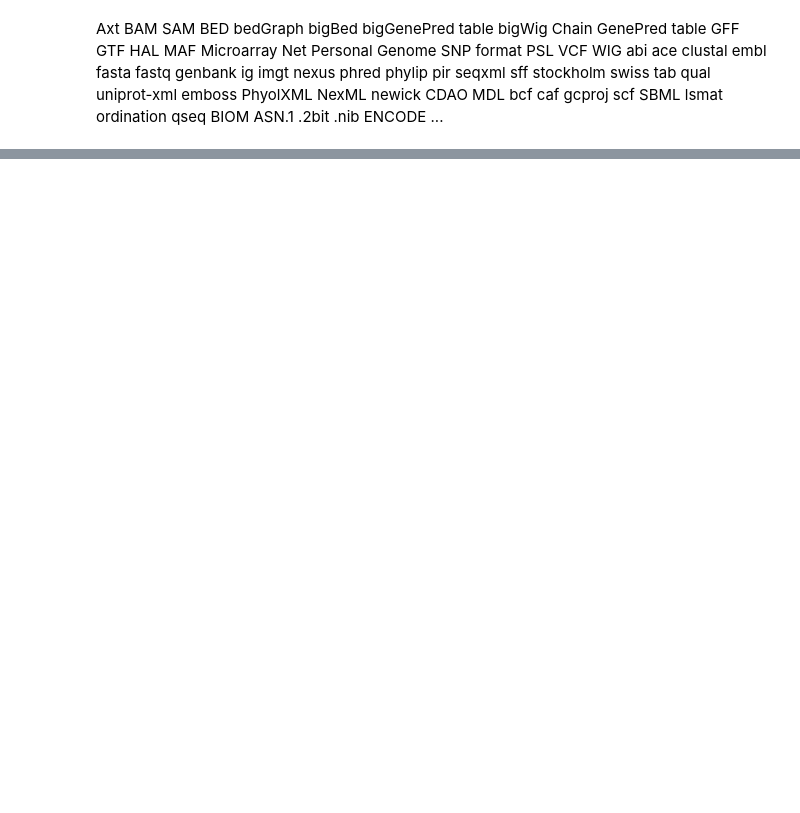
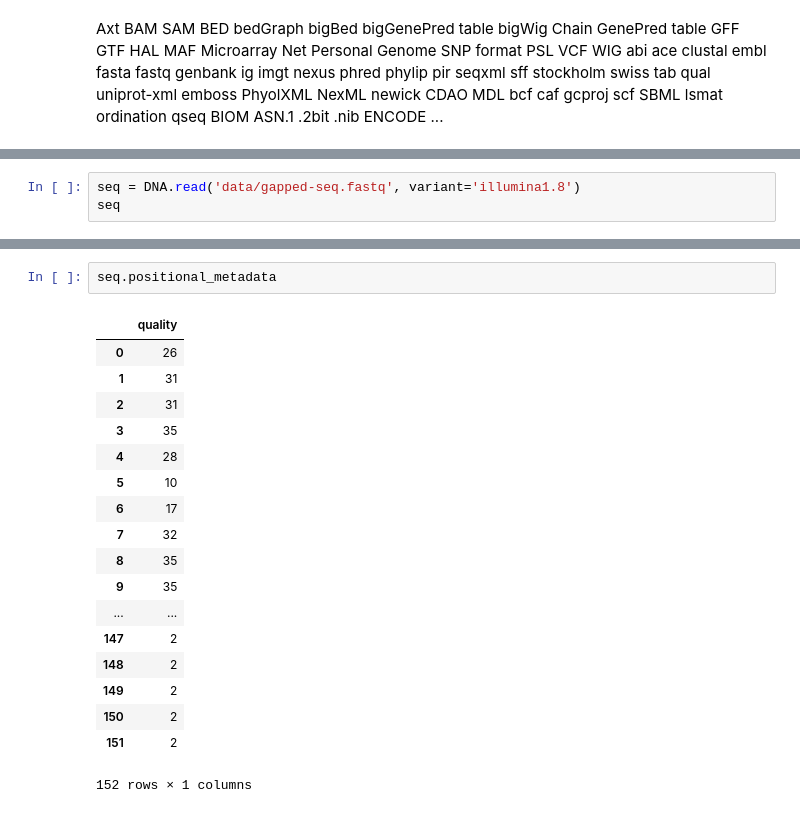
Before and after one commit to ebolyen/scikit-bio-presentations, a Jupyter notebook: scipy-2015/A Bioinformatics Library for Data Scientists, Students, and Developers.ipynb, the cells around one changed output, grey strips where cells are left out. Drawn from its saved outputs; the diff is of its cells as text; blank space fills up the shorter version.

```diff
--- a/scipy-2015/A Bioinformatics Library for Data Scientists, Students, and Developers.ipynb
+++ b/scipy-2015/A Bioinformatics Library for Data Scientists, Students, and Developers.ipynb
@@ -19,0 +259,3 @@ How can we solve this?
+# %%
+seq = DNA.read('data/gapped-seq.fastq', variant='illumina1.8')
+seq
@@ -19,0 +282,21 @@ How can we solve this?
+# %%
+seq.positional_metadata
+# %% [output]
+|  | quality |
+| 0 | 26 |
+| 1 | 31 |
+| 2 | 31 |
+| 3 | 35 |
+| 4 | 28 |
+| 5 | 10 |
+| 6 | 17 |
+| 7 | 32 |
+| 8 | 35 |
+| 9 | 35 |
+| ... | ... |
+| 147 | 2 |
+| 148 | 2 |
+| 149 | 2 |
+| 150 | 2 |
+| 151 | 2 |
+152 rows × 1 columns
```
Also changed, not shown: parts of 50 cells of this notebook, 8 other files.
